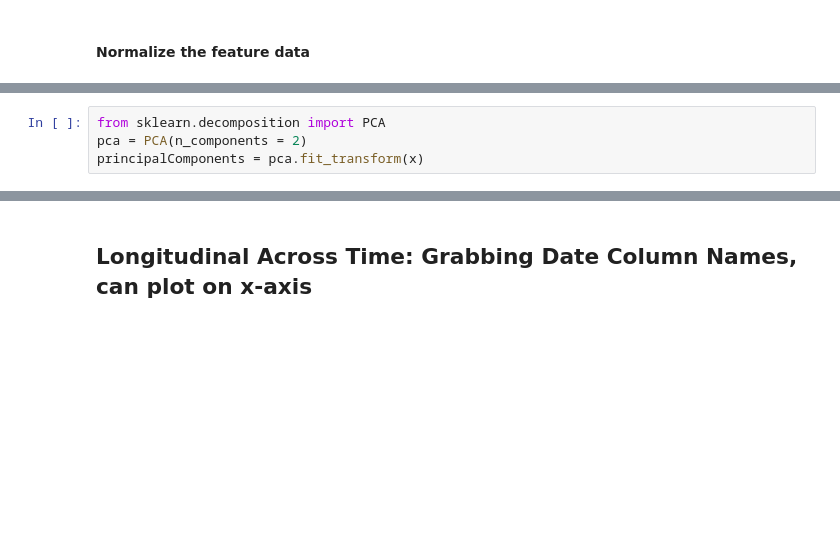
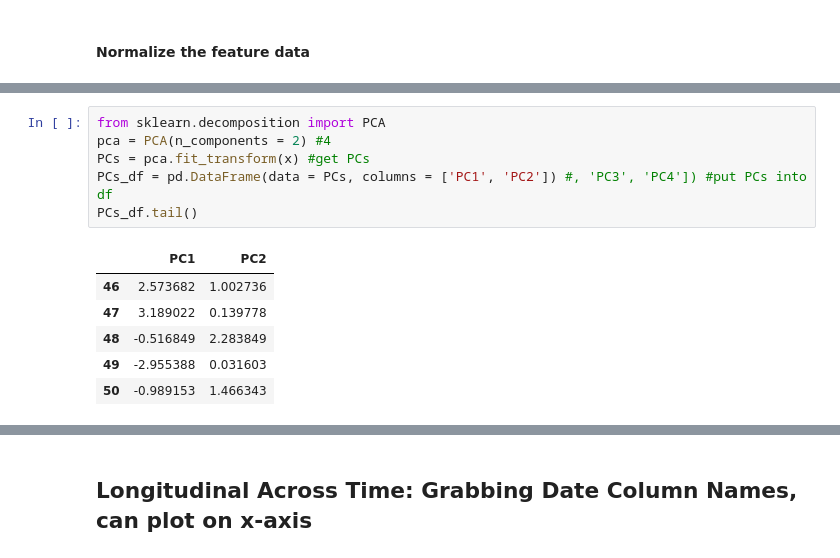
Before and after one commit to kristinachan/2024-08-02_longcovid_interstate, a Jupyter notebook: longcovid_interstate.ipynb, the cells around one changed output, grey strips where cells are left out. Cells and saved outputs as stored; diff of their text form; blank space fills up the shorter version.

```diff
--- a/longcovid_interstate.ipynb
+++ b/longcovid_interstate.ipynb
@@ -151,5 +151,14 @@ normalized_pca_df.tail()
 | 50 | 0.730768 | -0.899560 | -0.264845 | 1.025942 | -0.995539 | 0.188160 | -0.683436 | -0.212358 | -0.168892 | -0.365322 | ... |
 # %%
 from sklearn.decomposition import PCA
-pca = PCA(n_components = 2)
-principalComponents = pca.fit_transform(x)
+pca = PCA(n_components = 2) #4
+PCs = pca.fit_transform(x) #get PCs
+PCs_df = pd.DataFrame(data = PCs, columns = ['PC1', 'PC2']) #, 'PC3', 'PC4']) #put PCs into df
+PCs_df.tail()
+# %% [output]
+|  | PC1 | PC2 |
+| 46 | 2.573682 | 1.002736 |
+| 47 | 3.189022 | 0.139778 |
+| 48 | -0.516849 | 2.283849 |
+| 49 | -2.955388 | 0.031603 |
+| 50 | -0.989153 | 1.466343 |
```
Also changed, not shown: parts of 5 cells of this notebook, 1 other file.
